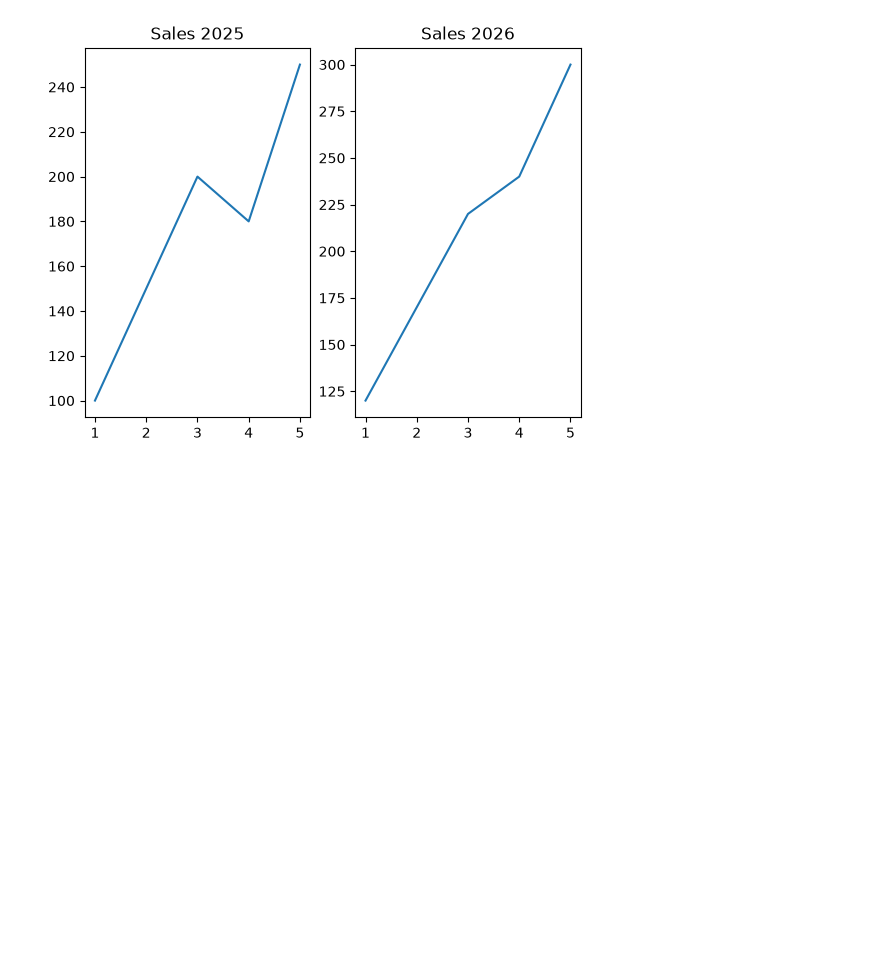
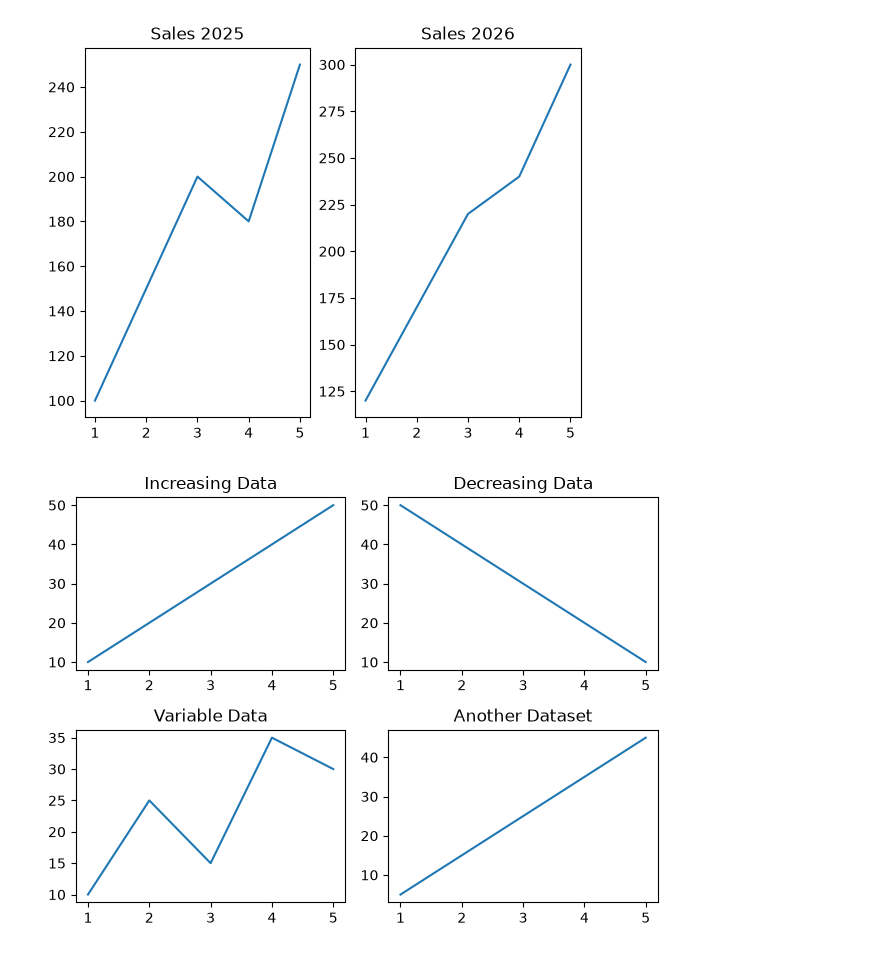
Before and after one commit to yashvardhansingh442-dev/python-deep-dive, a Jupyter notebook: learning-codes/library/scipy/Plotting-basic.ipynb, the cells around one changed output. Saved outputs shown, nothing was run; the diff lists cells and outputs as text; code cells hidden in the pictures; blank space fills up the shorter version.

```diff
--- a/learning-codes/library/scipy/Plotting-basic.ipynb
+++ b/learning-codes/library/scipy/Plotting-basic.ipynb
@@ -589,3 +589,40 @@ axes[1].set_title("Sales 2026")
 plt.show()
 # %% [output]
 [figure]
+# %%
+import matplotlib.pyplot as plt
+
+# Creating the data
+x = [1, 2, 3, 4, 5]
+
+y1 = [10, 20, 30, 40, 50]
+y2 = [50, 40, 30, 20, 10]
+y3 = [10, 25, 15, 35, 30]
+y4 = [5, 15, 25, 35, 45]
+
+# Creating a 2x2 subplot layout
+fig, axes = plt.subplots(2, 2)
+
+# First graph
+axes[0, 0].plot(x, y1)
+axes[0, 0].set_title("Increasing Data")
+
+# Second graph
+axes[0, 1].plot(x, y2)
+axes[0, 1].set_title("Decreasing Data")
+
+# Third graph
+axes[1, 0].plot(x, y3)
+axes[1, 0].set_title("Variable Data")
+
+# Fourth graph
+axes[1, 1].plot(x, y4)
+axes[1, 1].set_title("Another Dataset")
+
+# Adjusting the spacing
+plt.tight_layout()
+
+# Displaying the figure
+plt.show()
+# %% [output]
+[figure, added]
```
Also changed, not shown: parts of 3 cells of this notebook.
